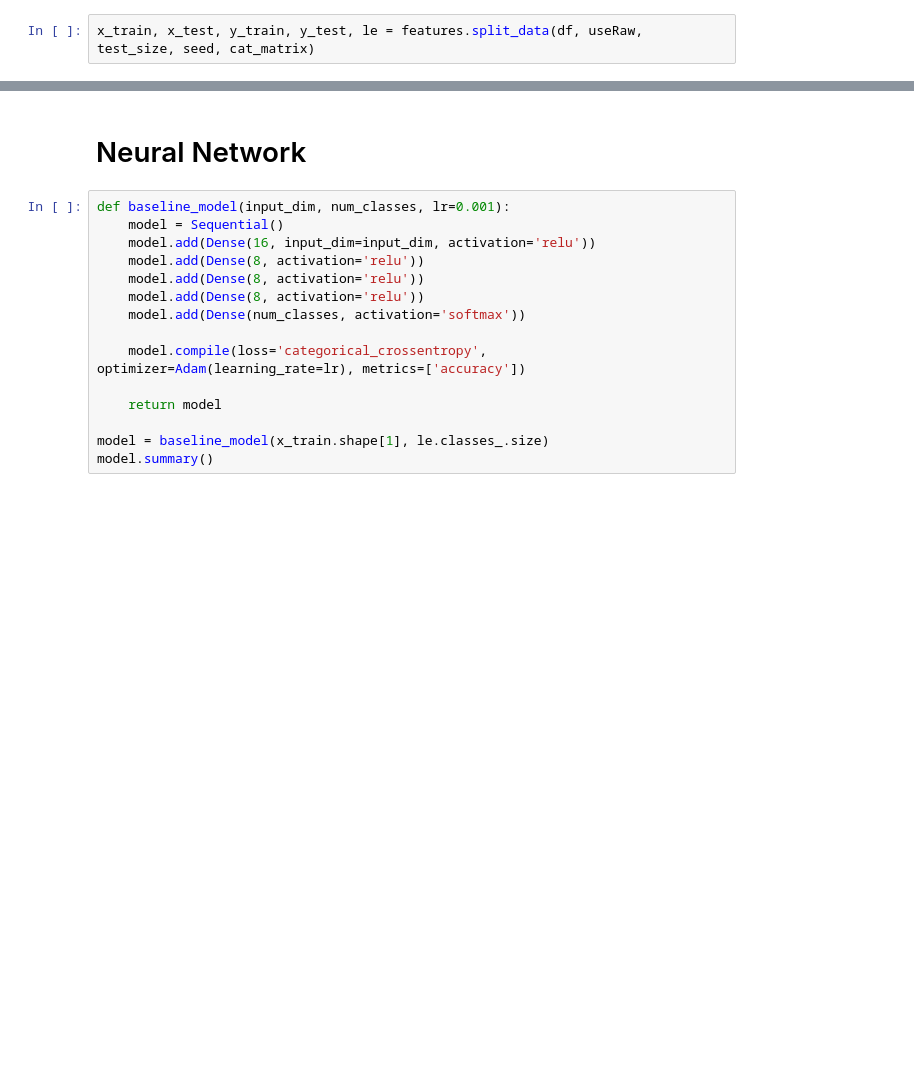
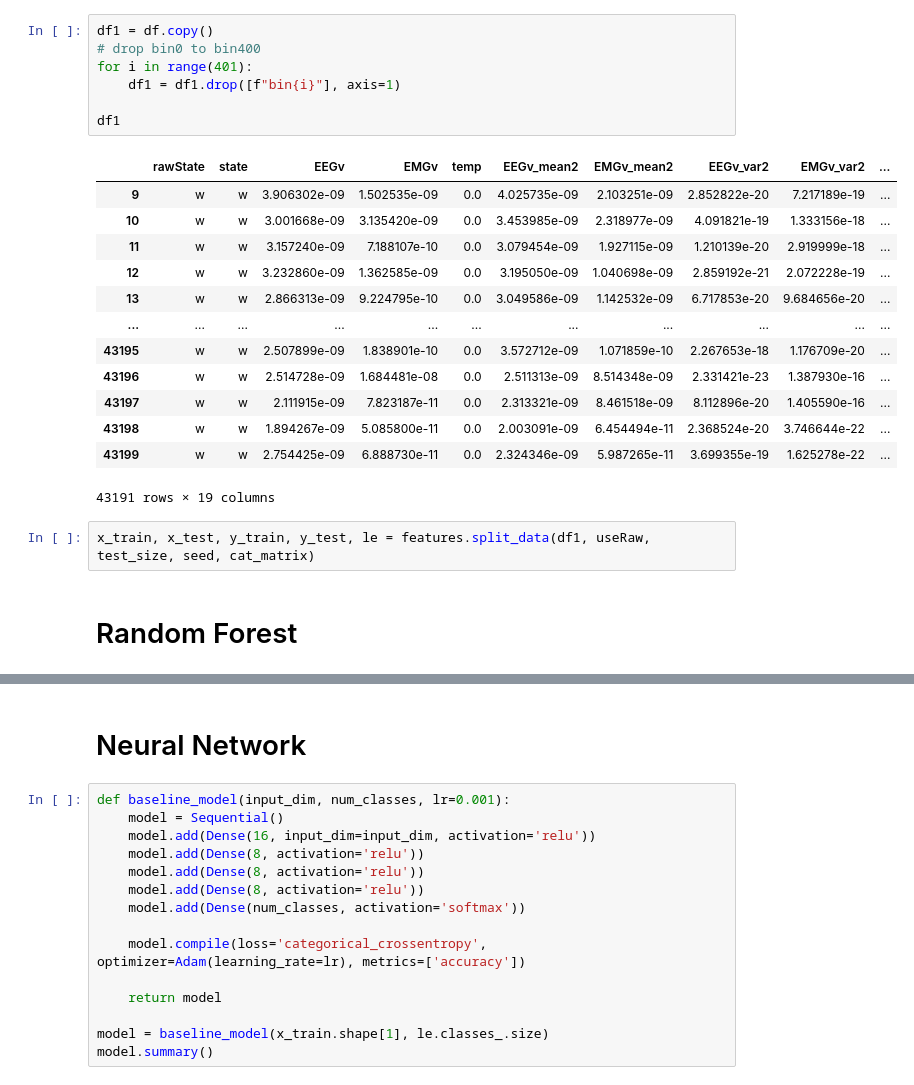
Before and after one commit to epfl-ML/project2-code, a Jupyter notebook: ml_methods.ipynb, the cells around one changed output, grey strips where cells are left out. Saved outputs shown, nothing was run; the diff lists cells and outputs as text; blank space fills up the shorter version.

```diff
--- a/ml_methods.ipynb
+++ b/ml_methods.ipynb
@@ -49,2 +66,25 @@ Name: state, dtype: int64
+# %%
+df1 = df.copy()
+# drop bin0 to bin400
+for i in range(401):
+    df1 = df1.drop([f"bin{i}"], axis=1)
+
+df1
+# %% [output]
+|  | rawState | state | EEGv | EMGv | temp | EEGv_mean2 | EMGv_mean2 | EEGv_var2 | EMGv_var2 | ... |
+| 9 | w | w | 3.906302e-09 | 1.502535e-09 | 0.0 | 4.025735e-09 | 2.103251e-09 | 2.852822e-20 | 7.217189e-19 | ... |
+| 10 | w | w | 3.001668e-09 | 3.135420e-09 | 0.0 | 3.453985e-09 | 2.318977e-09 | 4.091821e-19 | 1.333156e-18 | ... |
+| 11 | w | w | 3.157240e-09 | 7.188107e-10 | 0.0 | 3.079454e-09 | 1.927115e-09 | 1.210139e-20 | 2.919999e-18 | ... |
+| 12 | w | w | 3.232860e-09 | 1.362585e-09 | 0.0 | 3.195050e-09 | 1.040698e-09 | 2.859192e-21 | 2.072228e-19 | ... |
+| 13 | w | w | 2.866313e-09 | 9.224795e-10 | 0.0 | 3.049586e-09 | 1.142532e-09 | 6.717853e-20 | 9.684656e-20 | ... |
+| ... | ... | ... | ... | ... | ... | ... | ... | ... | ... | ... |
+| 43195 | w | w | 2.507899e-09 | 1.838901e-10 | 0.0 | 3.572712e-09 | 1.071859e-10 | 2.267653e-18 | 1.176709e-20 | ... |
+| 43196 | w | w | 2.514728e-09 | 1.684481e-08 | 0.0 | 2.511313e-09 | 8.514348e-09 | 2.331421e-23 | 1.387930e-16 | ... |
+| 43197 | w | w | 2.111915e-09 | 7.823187e-11 | 0.0 | 2.313321e-09 | 8.461518e-09 | 8.112896e-20 | 1.405590e-16 | ... |
+| 43198 | w | w | 1.894267e-09 | 5.085800e-11 | 0.0 | 2.003091e-09 | 6.454494e-11 | 2.368524e-20 | 3.746644e-22 | ... |
+| 43199 | w | w | 2.754425e-09 | 6.888730e-11 | 0.0 | 2.324346e-09 | 5.987265e-11 | 3.699355e-19 | 1.625278e-22 | ... |
+43191 rows × 19 columns
 # %%
-x_train, x_test, y_train, y_test, le = features.split_data(df, useRaw, test_size, seed, cat_matrix)
+x_train, x_test, y_train, y_test, le = features.split_data(df1, useRaw, test_size, seed, cat_matrix)
+# %% [markdown]
+# Random Forest
```
Also changed, not shown: parts of 15 cells of this notebook, 2 other files.
